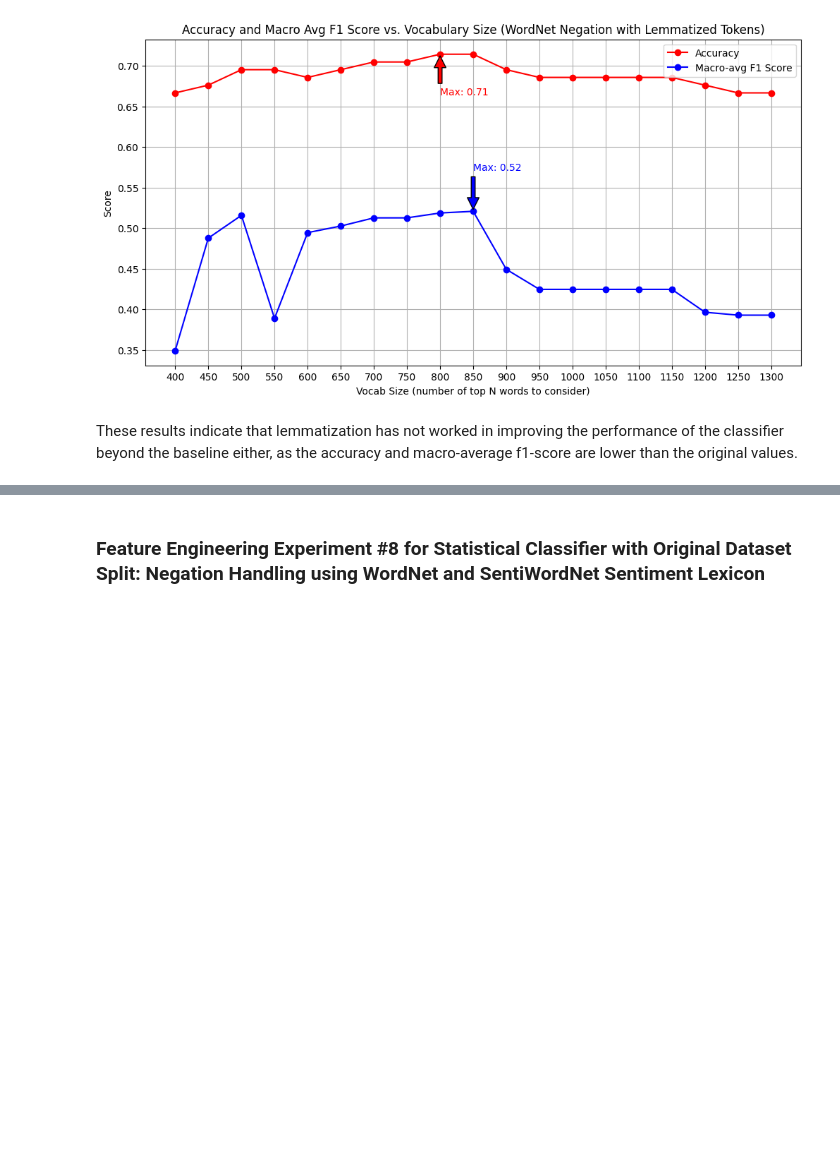
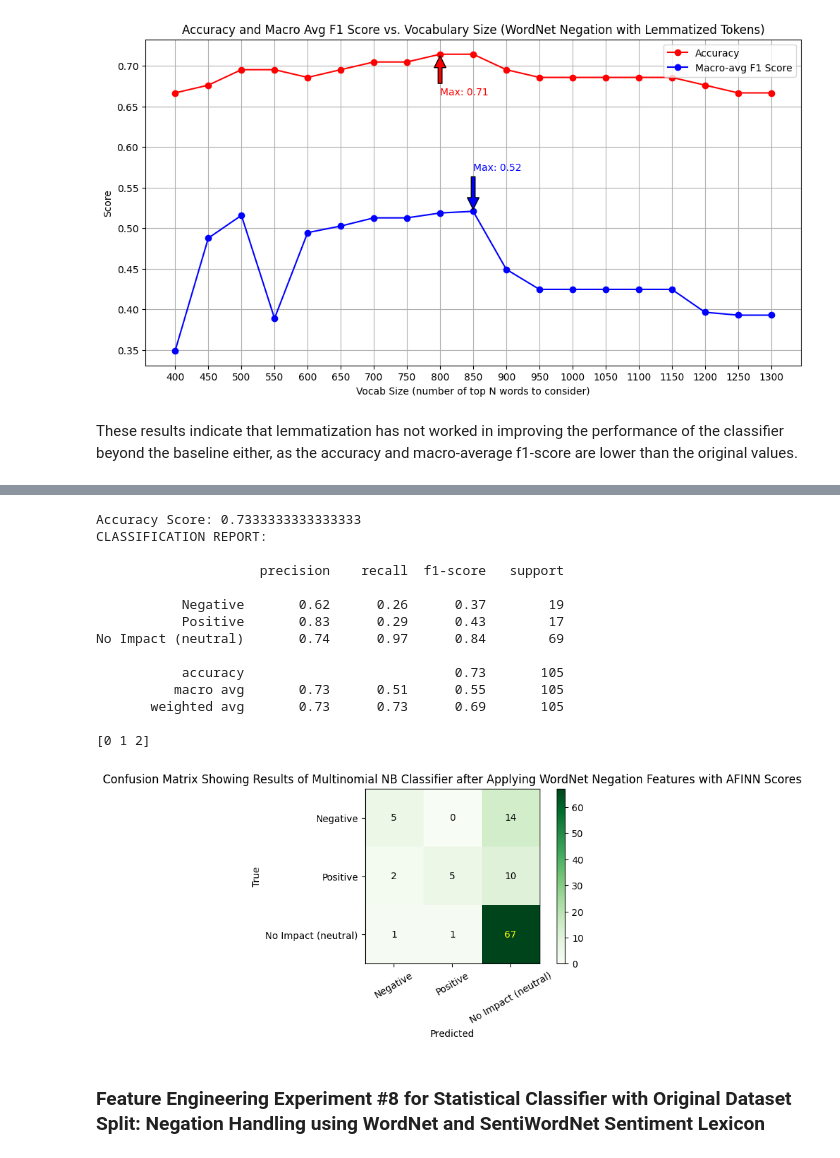
Before and after one commit to nyx500/NLP_Project_on_Poem_Sentiment_Analysis, a Jupyter notebook: NLP_Coursework_Poem_Sentiment_Classification.ipynb, the cells around one changed output, grey strips where cells are left out. Cells and saved outputs as stored; diff of their text form; code cells hidden in the pictures; blank space fills up the shorter version.

```diff
--- a/NLP_Coursework_Poem_Sentiment_Classification.ipynb
+++ b/NLP_Coursework_Poem_Sentiment_Classification.ipynb
@@ -1289,3 +1407,64 @@ After downloading the lexicon, as well as adding word features indicating the pr
+# %%
+# Train a new NB classifier on the negated word sets using the best nr of word features (550) using WordNet negation and sentiment scores
+N = 550
+word_features = list(all_words)[:N]
+
+# Create featuresets out of the train and validation document-tuples by applying the function defined above
+afinn_wordnet_negated_train_data_featuresets = [(doc_features_with_afinn_sentiment_scores(doc, word_features), label)
+                                                    for (doc, label) in wordnet_negated_train_data_tuples
+                                               ]
+afinn_wordnet_negated_validation_data_featuresets = [(doc_features_with_afinn_sentiment_scores(doc, word_features), label)
+                                                         for (doc, label) in wordnet_negated_validation_data_tuples
+                                                    ]
+
+NBclassifier = nltk.NaiveBayesClassifier.train(afinn_wordnet_negated_train_data_featuresets)
+# Print the accuracy score
+print(f"Accuracy Score: {nltk.classify.accuracy(NBclassifier, afinn_wordnet_negated_validation_data_featuresets)}")
+
+# Store a list of the predicted labels for each of the samples in the validation split
+afinn_wordnet_negated_dataset_validation_predictions = [] # store predicted labels in here.
+# iterate over the tuples in the validation featureset (reminder: first elem is dict storing abs/presence of each word, second is the target label)
+for features_dict, label in afinn_wordnet_negated_validation_data_featuresets:
+    # apply the NB model to output the predicted label for each sample in the validation set
+    predicted_label = NBclassifier.classify(features_dict)
+    # store the predicted label
+    afinn_wordnet_negated_dataset_validation_predictions.append(predicted_label)
+
+# Store a set of all the target/label names in ascending order for easier interpretation of the classification report and confusion matrix.
+# Reminder: 0 = negative, 1 = positive, 2 = neutral
+label_names = ['Negative', 'Positive', 'No Impact (neutral)']
+
+# Print classification report to view the precision, recall, f1 score for each class and macro-average
+print("CLASSIFICATION REPORT:\n")
+print(classification_report(
+    original_dataset_validation_labels, # labels are the same for the negated featureset as for the original featureset
+    afinn_wordnet_negated_dataset_validation_predictions,
+    target_names=label_names)
+)
+
+# apply confusion matrix function to the new results
+generate_and_show_confusion_matrix(
+    original_dataset_validation_labels,
+    afinn_wordnet_negated_dataset_validation_predictions,
+    label_names=label_names,
+    classifier_description="Confusion Matrix Showing Results of Multinomial NB Classifier after Applying WordNet Negation Features with AFINN Scores"
+)
+# %% [output]
+Accuracy Score: 0.7333333333333333
+CLASSIFICATION REPORT:
+
+                     precision    recall  f1-score   support
+
+           Negative       0.62      0.26      0.37        19
+           Positive       0.83      0.29      0.43        17
+No Impact (neutral)       0.74      0.97      0.84        69
+
+           accuracy                           0.73       105
+          macro avg       0.73      0.51      0.55       105
+       weighted avg       0.73      0.73      0.69       105
+
+[0 1 2]
+[figure, added]
 # %% [markdown]
 ### Feature Engineering Experiment #8 for Statistical Classifier with Original Dataset Split: Negation Handling using WordNet and SentiWordNet Sentiment Lexicon
 # %% [markdown]
```
Also changed, not shown: parts of 5 cells of this notebook.
